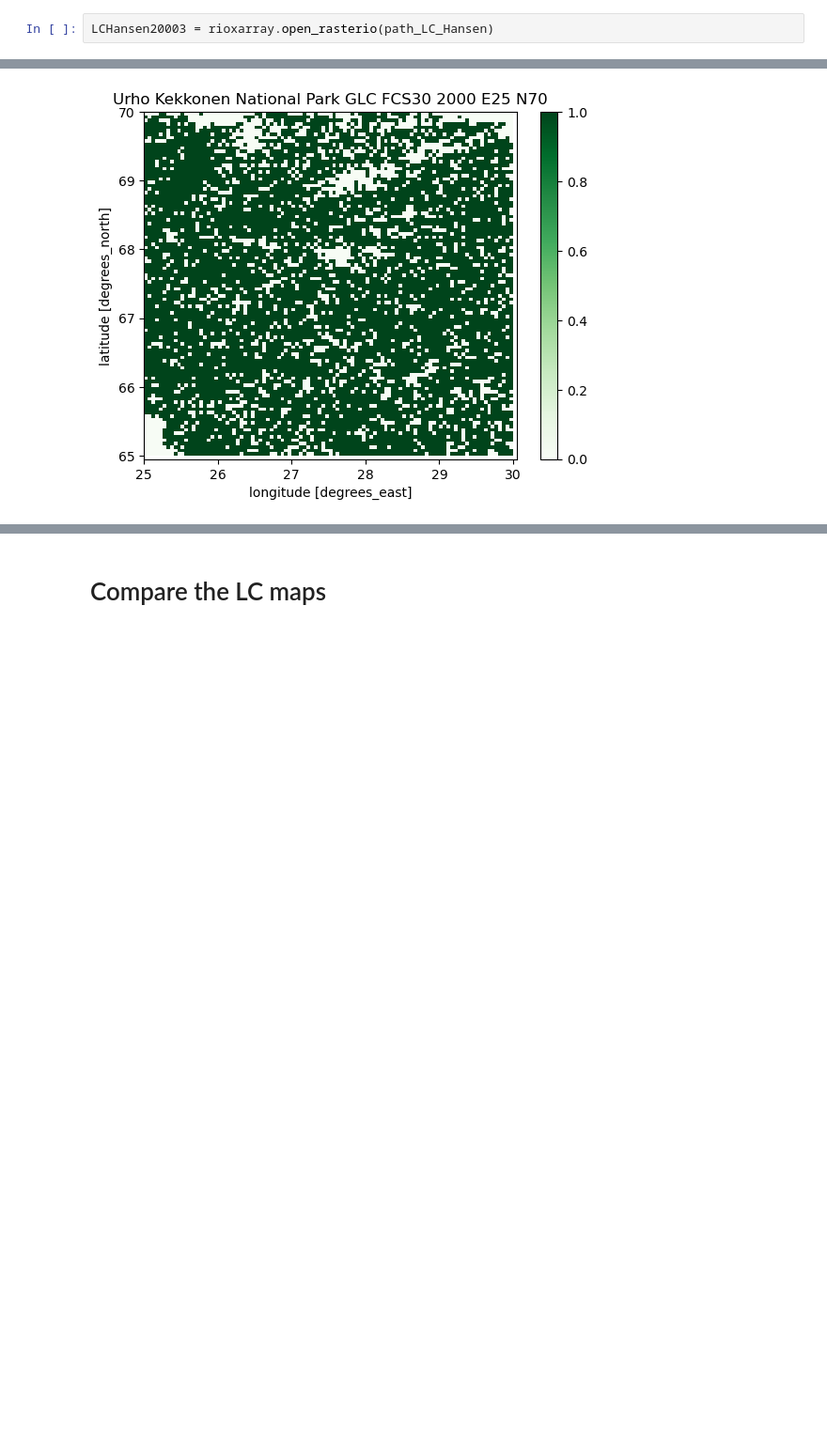
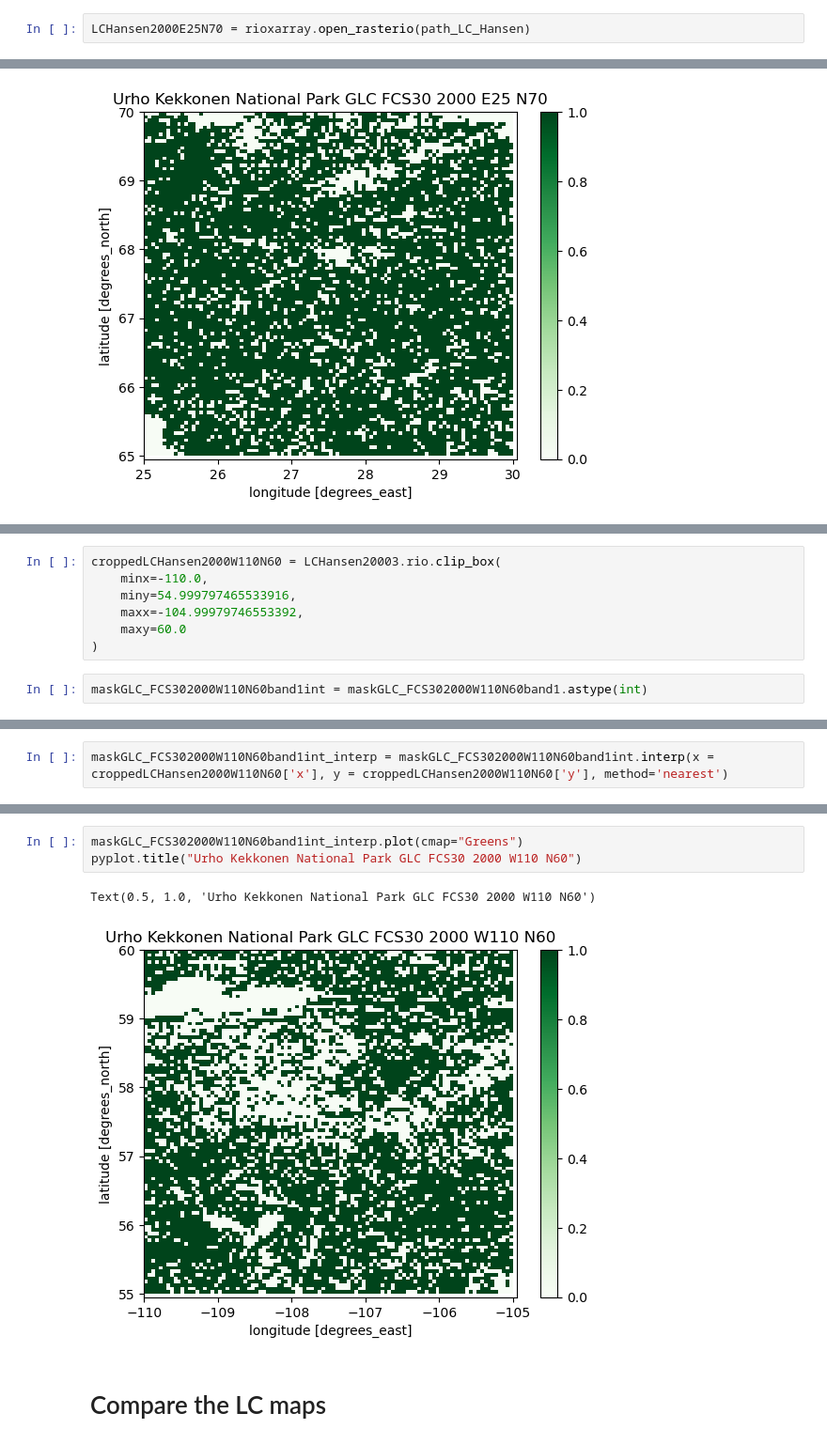
Before and after one commit to MinttuPekkala/Unibe_transmissivity_maps, a Jupyter notebook: Land_cover_differences.ipynb, the cells around one changed output, grey strips where cells are left out. Shown at 94% size. Cells and saved outputs as stored; diff of their text form; blank space fills up the shorter version.

```diff
--- a/Land_cover_differences.ipynb
+++ b/Land_cover_differences.ipynb
@@ -255,5 +179,5 @@ array([[ True,  True, False, ..., False, False, False],
 # %% [markdown]
 # Resample GLC E25 N70
 # %%
-LCHansen20003 = rioxarray.open_rasterio(path_LC_Hansen)
+LCHansen2000E25N70 = rioxarray.open_rasterio(path_LC_Hansen)
 # %%
@@ -361,0 +298,9 @@ print(bounds)
+# %%
+croppedLCHansen2000W110N60 = LCHansen20003.rio.clip_box(
+    minx=-110.0,
+    miny=54.999797465533916,
+    maxx=-104.99979746553392,
+    maxy=60.0
+)
+# %%
+maskGLC_FCS302000W110N60band1int = maskGLC_FCS302000W110N60band1.astype(int)
@@ -361,0 +309,2 @@ print(bounds)
+# %%
+maskGLC_FCS302000W110N60band1int_interp = maskGLC_FCS302000W110N60band1int.interp(x = croppedLCHansen2000W110N60['x'], y = croppedLCHansen2000W110N60['y'], method='nearest')
@@ -362,2 +326,8 @@ print(bounds)
+# %%
+maskGLC_FCS302000W110N60band1int_interp.plot(cmap="Greens")
+pyplot.title("Urho Kekkonen National Park GLC FCS30 2000 W110 N60")
+# %% [output]
+Text(0.5, 1.0, 'Urho Kekkonen National Park GLC FCS30 2000 W110 N60')
+[figure, added]
 # %% [markdown]
 # Compare the LC maps
```
Also changed, not shown: parts of 62 cells of this notebook.
